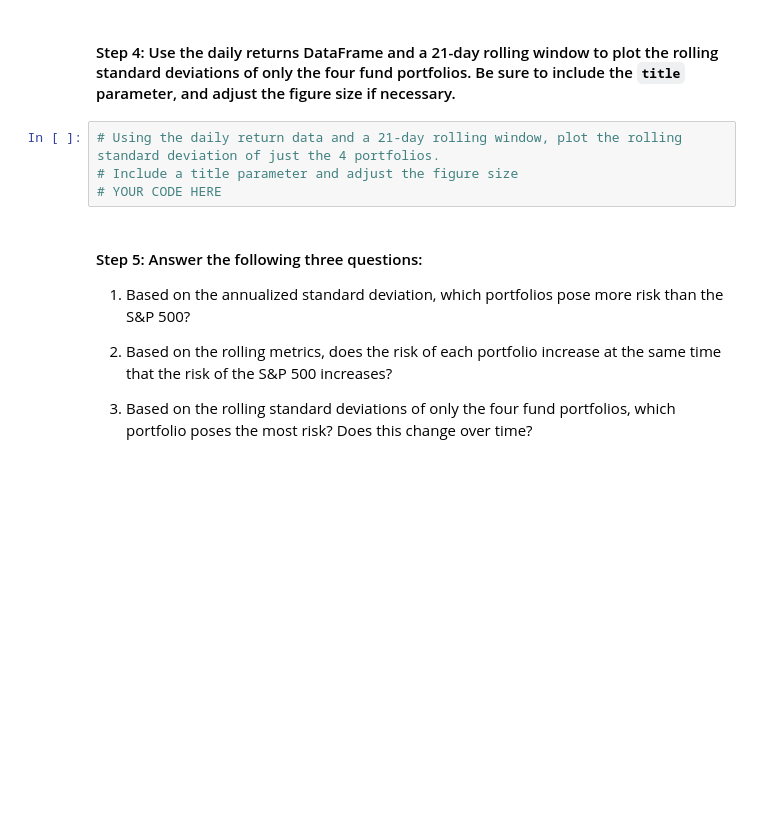
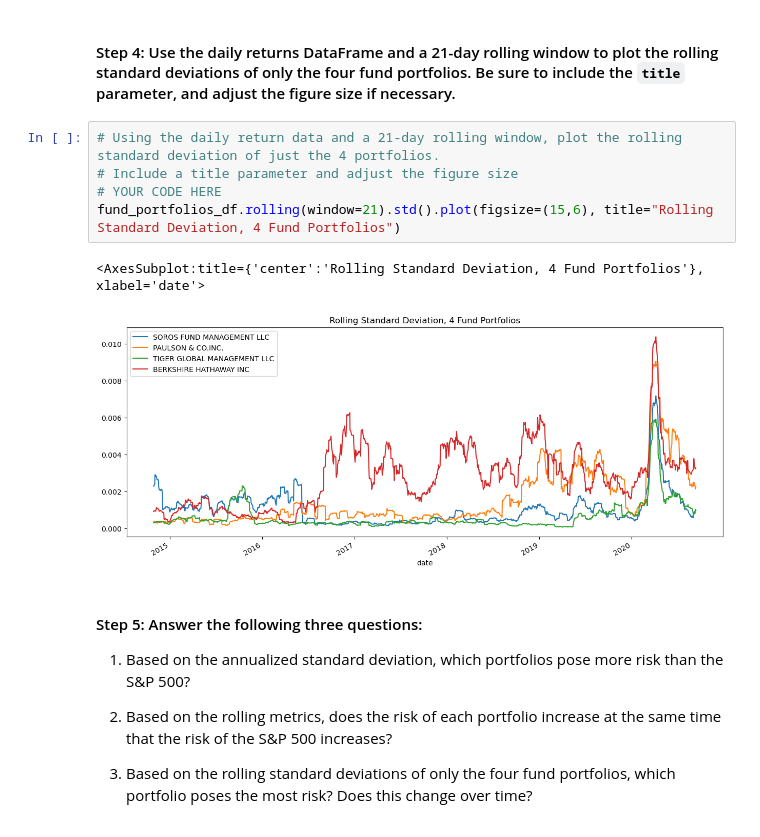
Before and after one commit to AndrewRBader/module4_challenge, a Jupyter notebook: Starter_Code/risk_return_analysis.ipynb, the cells around one changed output. Cells and saved outputs as stored; diff of their text form; blank space fills up the shorter version.

```diff
--- a/Starter_Code/risk_return_analysis.ipynb
+++ b/Starter_Code/risk_return_analysis.ipynb
@@ -291,7 +294,11 @@ dtype: float64
 # %%
 # Using the daily return data and a 21-day rolling window, plot the rolling standard deviation of just the 4 portfolios.
 # Include a title parameter and adjust the figure size
 # YOUR CODE HERE
+fund_portfolios_df.rolling(window=21).std().plot(figsize=(15,6), title="Rolling Standard Deviation, 4 Fund Portfolios")
+# %% [output]
+<AxesSubplot:title={'center':'Rolling Standard Deviation, 4 Fund Portfolios'}, xlabel='date'>
+[figure, added]
 # %% [markdown]
 #### Step 5: Answer the following three questions:
 
```
Also changed, not shown: parts of 5 cells of this notebook.
